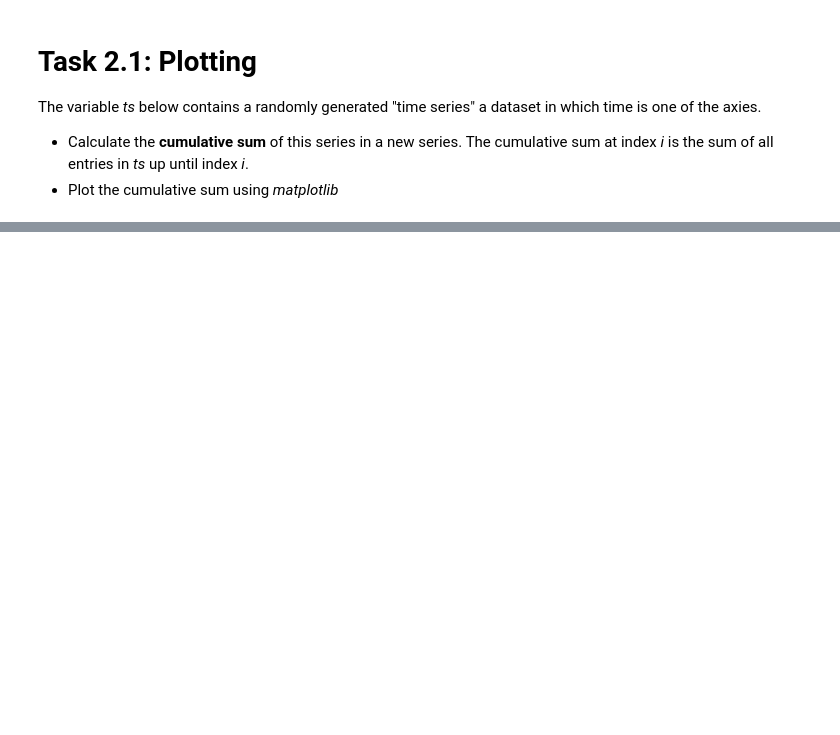
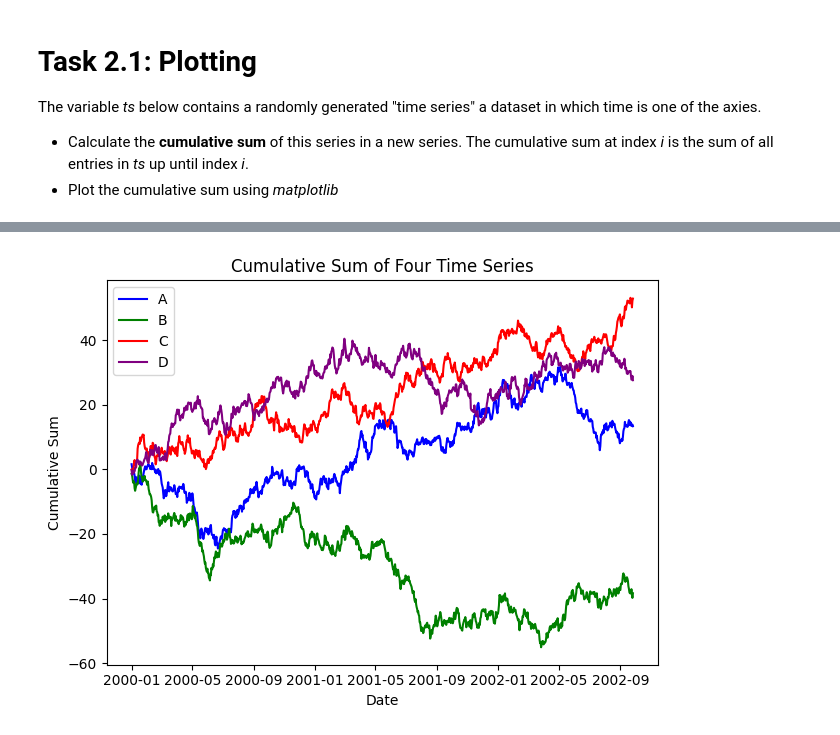
Before and after one commit to Gabriel-A-NY/uek259, a Jupyter notebook: demos/02_PandasIntro.ipynb, the cells around one changed output, grey strips where cells are left out. Drawn from its saved outputs; the diff is of its cells as text; code cells hidden in the pictures; blank space fills up the shorter version.

```diff
--- a/demos/02_PandasIntro.ipynb
+++ b/demos/02_PandasIntro.ipynb
@@ -110,6 +121,31 @@ Adapt the code above to plot 4 timeseries in the same plot, with A different col
 The output should look similar to this:\
 ![ ](..\img\output_2_2.png)
 # %%
-df = pd.DataFrame(
-    np.random.randn(1000, 4), index=ts.index, columns=["A", "B", "C", "D"]
+import pandas as pd
+import numpy as np
+import matplotlib.pyplot as plt
+
+# Generate 4 random time series
+ts_df = pd.DataFrame(
+    np.random.randn(1000, 4),
+    index=pd.date_range("1/1/2000", periods=1000),
+    columns=["A", "B", "C", "D"]
 )
+
+# Compute cumulative sum for each series
+cs_df = ts_df.cumsum()
+
+# Plot all four cumulative sums in the same figure
+plt.figure()
+colors = ["blue", "green", "red", "purple"]
+for col, color in zip(cs_df.columns, colors):
+    plt.plot(cs_df.index, cs_df[col], label=col, color=color)
+
+plt.title("Cumulative Sum of Four Time Series")
+plt.xlabel("Date")
+plt.ylabel("Cumulative Sum")
+plt.legend()
+plt.tight_layout()
+plt.show()
+# %% [output]
+[figure, added]
```
Also changed, not shown: parts of 2 cells of this notebook.
